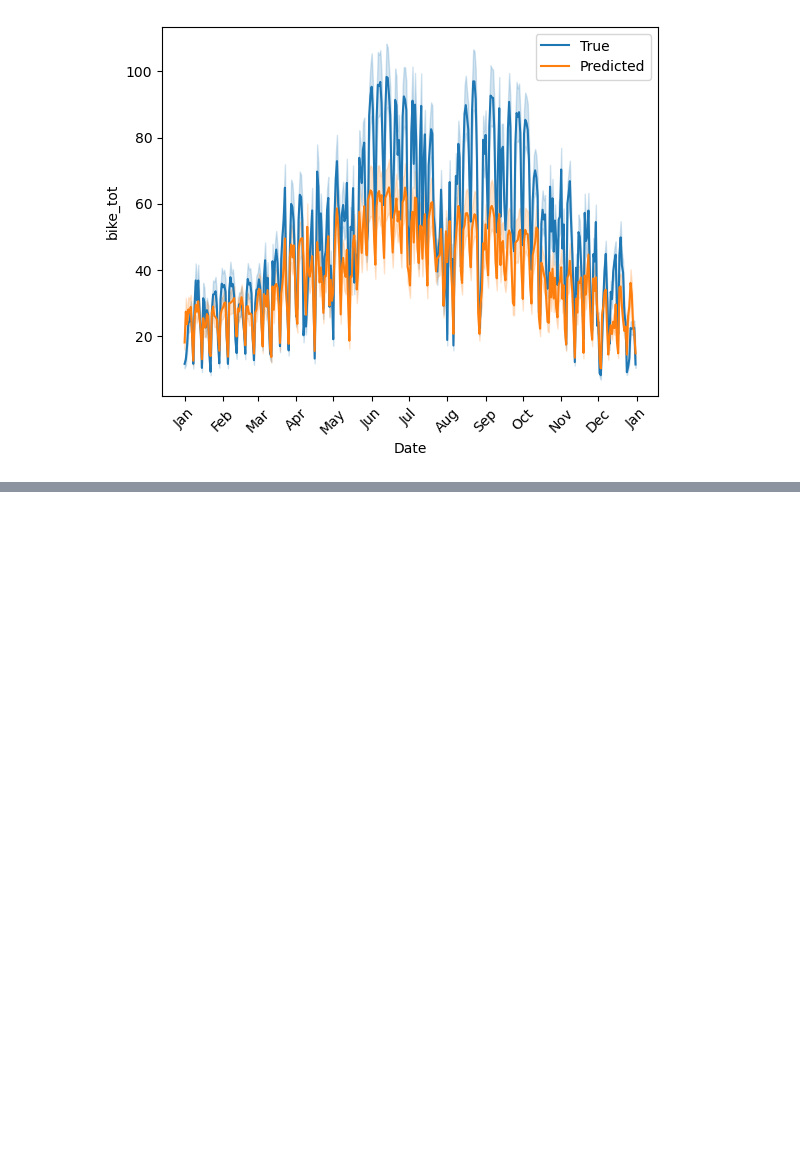
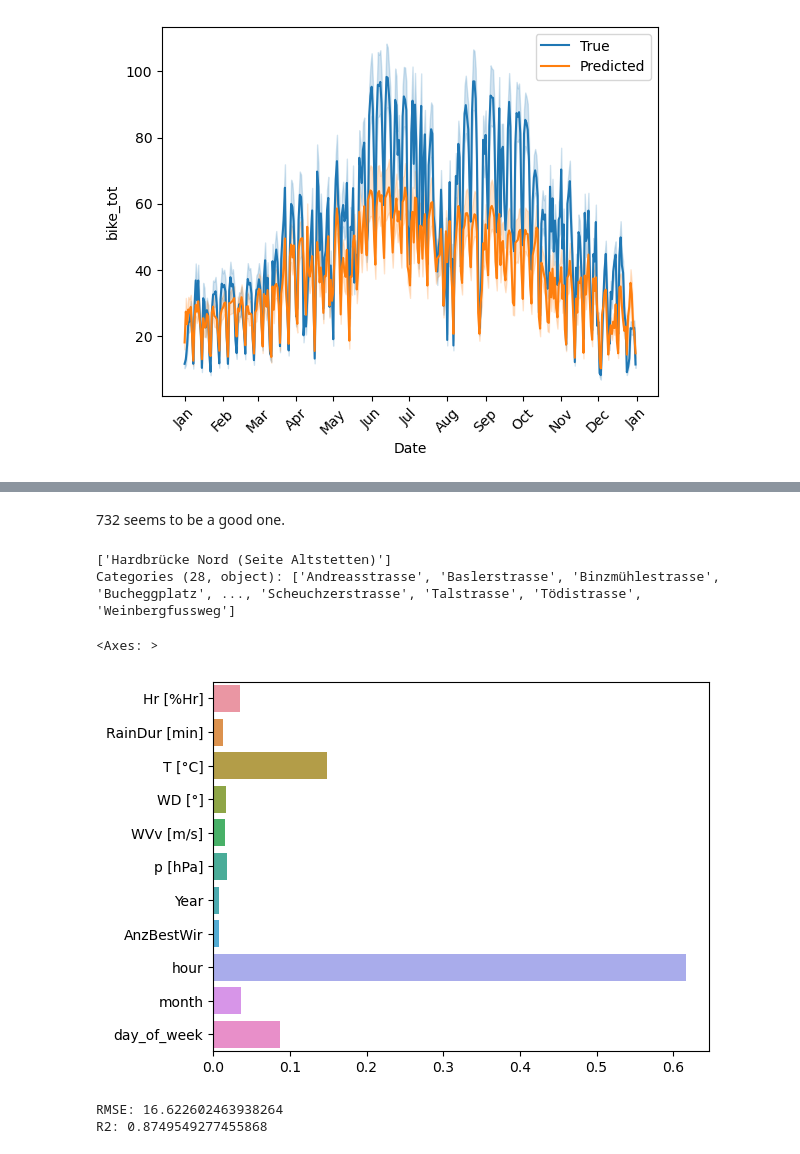
Before and after one commit to Phipsi/esc403, a Jupyter notebook: src/RF/RF_20-23.ipynb, the cells around one changed output, grey strips where cells are left out. Saved outputs shown, nothing was run; the diff lists cells and outputs as text; code cells hidden in the pictures; blank space fills up the shorter version.

```diff
--- a/src/RF/RF_20-23.ipynb
+++ b/src/RF/RF_20-23.ipynb
@@ -110,0 +141,41 @@ plt.show()
+# %% [markdown]
+732 seems to be a good one.
+# %%
+# What is the bezeichnung for Standort 732?
+df_train[df_train['Standort'] == 732]['bezeichnung'].unique()
+# %% [output]
+['Hardbrücke Nord (Seite Altstetten)']
+Categories (28, object): ['Andreasstrasse', 'Baslerstrasse', 'Binzmühlestrasse', 'Bucheggplatz', ..., 'Scheuchzerstrasse', 'Talstrasse', 'Tödistrasse', 'Weinbergfussweg']
+# %%
+# Let's only get the data for Standort 732
+df_train_732 = df_train_relevant[df_train_relevant['Standort'] == 732].drop(['Standort'], axis=1)
+df_test_732 = df_test_relevant[df_test_relevant['Standort'] == 732].drop(['Standort'], axis=1)
+# %%
+# Let's extract the features and target
+X_train_732 = df_train_732.drop(['bike_tot'], axis=1)
+y_train_732 = df_train_732['bike_tot']
+X_test_732 = df_test_732.drop(['bike_tot'], axis=1)
+y_test_732 = df_test_732['bike_tot']
+# %%
+# Let's fit the model
+model_732 = RandomForestRegressor(n_estimators=100, random_state=42)
+RF_732 = model_732.fit(X_train_732, y_train_732)
+# %%
+# Plot the importance of the features
+importances_732 = RF_732.feature_importances_
+sns.barplot(x=importances_732, y=X_train_732.columns)
+# %% [output]
+<Axes: >
+[figure, added]
+# %%
+# Predictions for 2023
+y_pred_732 = RF_732.predict(X_test_732)
+
+# Evaluate the model
+rmse_732 = np.sqrt(mean_squared_error(y_test_732, y_pred_732))
+r2_732 = r2_score(y_test_732, y_pred_732)
+print(f'RMSE: {rmse_732}')
+print(f'R2: {r2_732}')
+# %% [output]
+RMSE: 16.622602463938264
+R2: 0.8749549277455868
```
Also changed, not shown: parts of 12 cells of this notebook.
